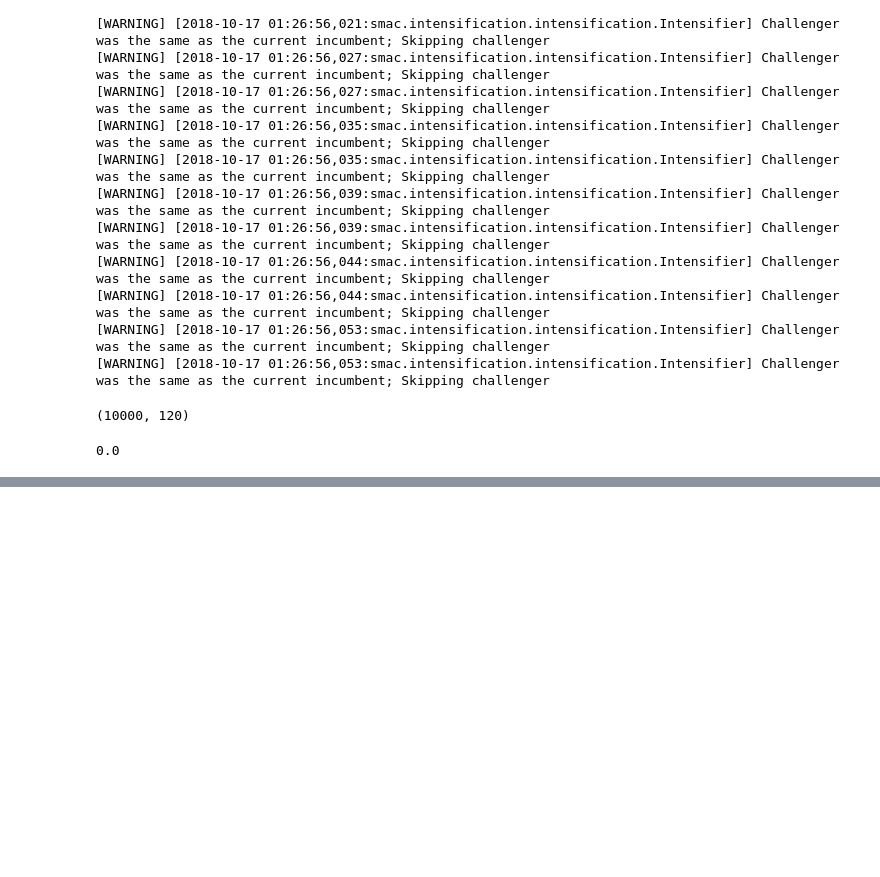
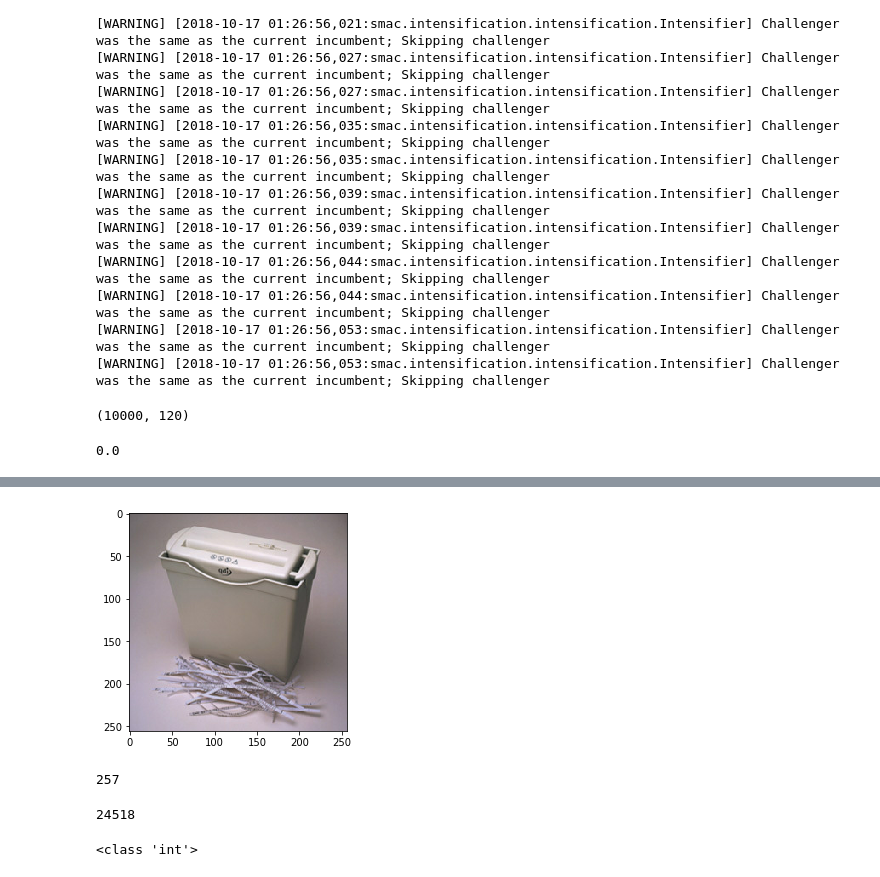
Before and after one commit to zhengying-liu/autodl-contrib, a Jupyter notebook: utils/image/explore_image.ipynb, the cells around one changed output, grey strips where cells are left out. Cells and saved outputs as stored; diff of their text form; code cells hidden in the pictures; blank space fills up the shorter version.

```diff
--- a/utils/image/explore_image.ipynb
+++ b/utils/image/explore_image.ipynb
@@ -807,0 +1111,3 @@ Model()
+# %%
+merged_df = get_merged_df(labels_df)
+merged_df
@@ -807,0 +1133,44 @@ Model()
+# %%
+DATASET_DIR = '../../raw_datasets/image/Caltech256/'
+
+def get_features(filename):
+  filepath = os.path.join(FLAGS.dataset_dir, filename)
+  with open(filepath, 'rb') as f:
+    image_bytes = f.read()
+  features = [image_bytes]
+  return features
+
+def get_labels(label_confidence_pairs):
+  """Parse label confidence pairs into two lists of labels and confidence.
+
+  Args:
+    label_confidence_pairs: string, of form `2 0.0001 9 0.48776 0 1.0`."
+  """
+  li_string = label_confidence_pairs.split(' ')
+  if len(li_string) % 2 != 0:
+    raise ValueError("In the column LabelConfidencePairs, one can only have pairs of (integer, confidence)!")
+  labels = [int(x) for i, x in enumerate(li_string) if i%2 == 0]
+  confidences = [float(x) for i, x in enumerate(li_string) if i%2 == 1]
+  return labels, confidences
+
+def get_features_labels_pairs(merged_df, subset='train'):
+  def func(x):
+    index, row = x
+    filename = row['FileName']
+    label_confidence_pairs = row['LabelConfidencePairs']
+    features = get_features(filename)
+    labels = get_labels(label_confidence_pairs)
+    return features, labels
+  g = merged_df[merged_df['subset'] == subset].iterrows
+  features_labels_pairs = lambda:map(func, g())
+  return features_labels_pairs
+# %%
+haha = get_features_labels_pairs(merged_df, subset='train')
+# %%
+for i, x in enumerate(haha()):
+  features, (labels, confidences) = x
+  image_bytes = features[0]
+  show_image_from_bytes(image_bytes)
+  break
+# %% [output]
+[figure, added]
@@ -807,0 +1187,14 @@ Model()
+# %%
+len(all_classes)
+# %% [output]
+257
+# %%
+merged_df[merged_df['subset'] == 'train'].shape[0]
+# %% [output]
+24518
+# %%
+for b in image_bytes:
+  print(type(b))
+  break
+# %% [output]
+<class 'int'>
```
Also changed, not shown: parts of 58 cells of this notebook.
